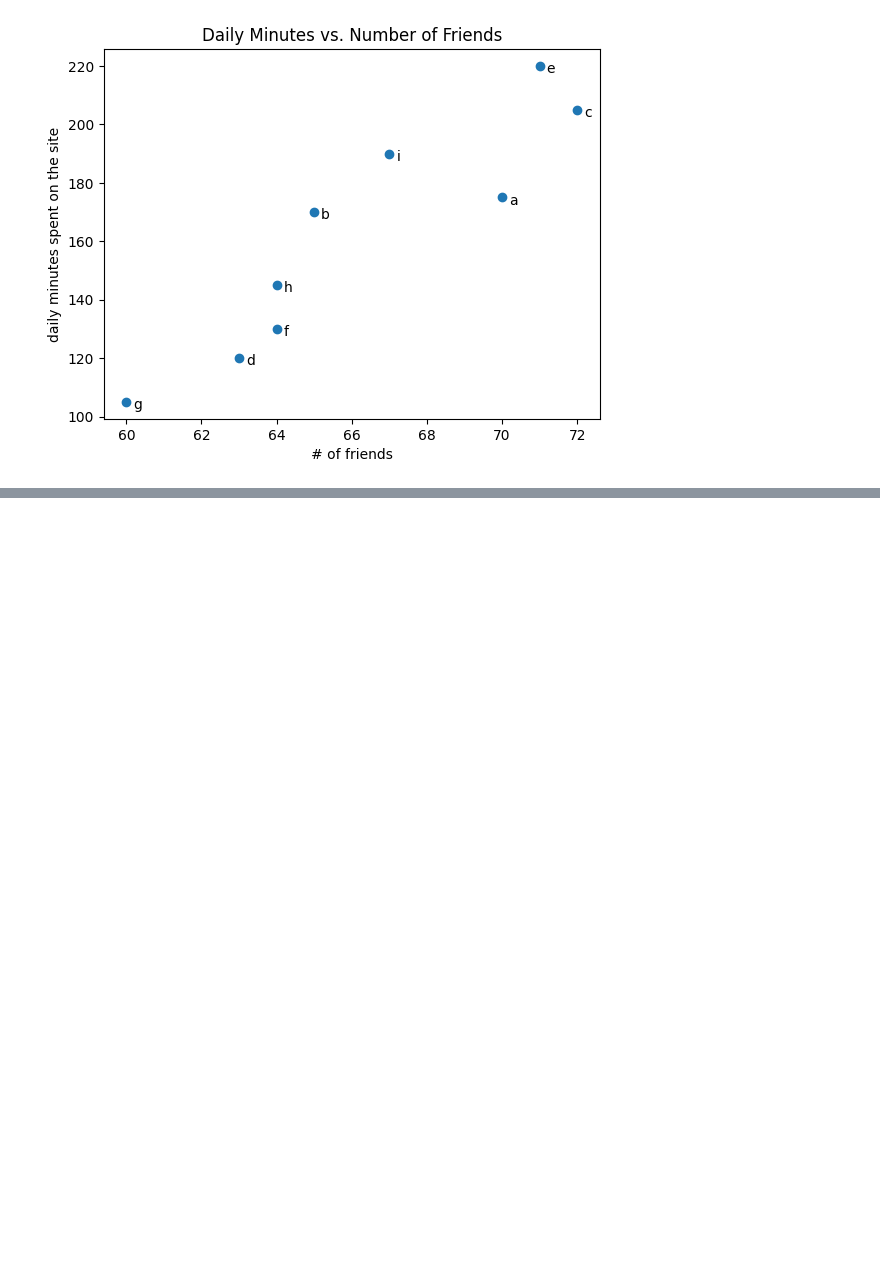
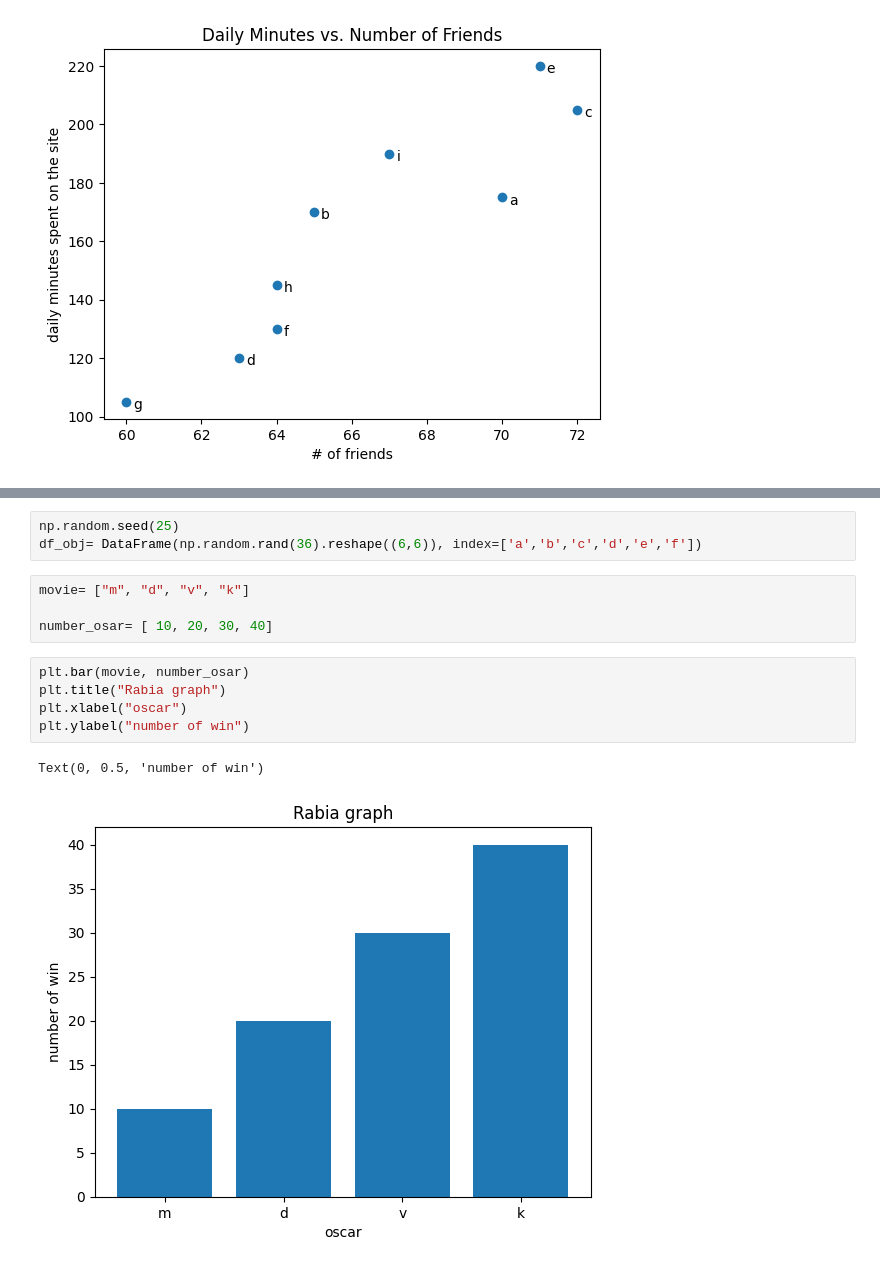
Before and after one commit to Fam12345/statistical-case-studies-with-Python, a Jupyter notebook: Python.ipynb, the cells around one changed output, grey strips where cells are left out. Saved outputs shown, nothing was run; the diff lists cells and outputs as text; blank space fills up the shorter version.

```diff
--- a/Python.ipynb
+++ b/Python.ipynb
@@ -164,0 +200,15 @@ plt.show()
+# %%
+np.random.seed(25)
+df_obj= DataFrame(np.random.rand(36).reshape((6,6)), index=['a','b','c','d','e','f'])
+# %%
+movie= ["m", "d", "v", "k"]
+
+number_osar= [ 10, 20, 30, 40]
+# %%
+plt.bar(movie, number_osar)
+plt.title("Rabia graph")
+plt.xlabel("oscar")
+plt.ylabel("number of win")
+# %% [output]
+Text(0, 0.5, 'number of win')
+[figure, added]
```
Also changed, not shown: parts of 10 cells of this notebook, 5 other files.
